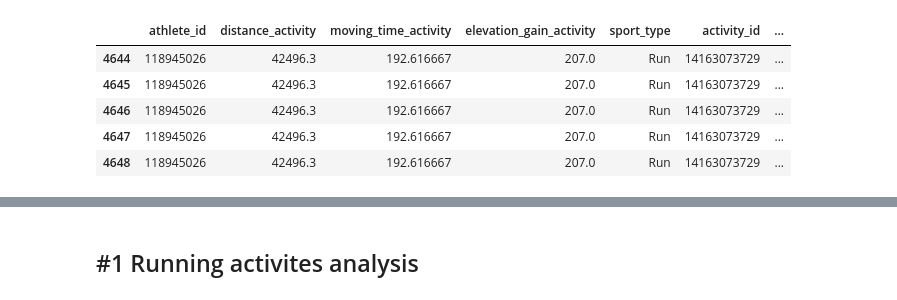
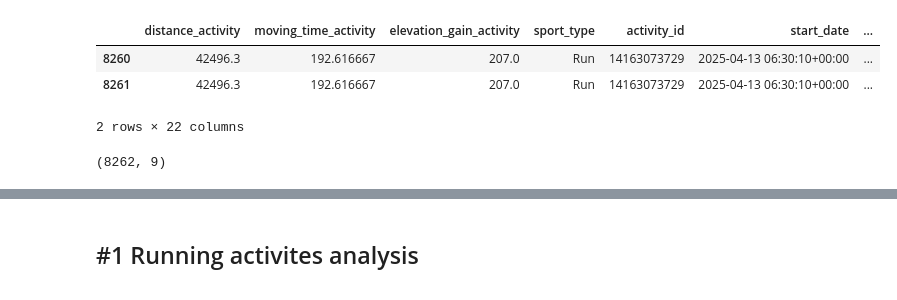
Before and after one commit to MathisGH/testAppStrava, a Jupyter notebook: notebook_strava.ipynb, the cells around one changed output, grey strips where cells are left out. Saved outputs shown, nothing was run; the diff lists cells and outputs as text; code cells hidden in the pictures.

```diff
--- a/notebook_strava.ipynb
+++ b/notebook_strava.ipynb
@@ -8,13 +41,4 @@ import matplotlib.pyplot as plt
 folder = "Data"
 df = pd.concat([pd.read_csv(os.path.join(folder, f)) for f in os.listdir(folder) if f.endswith(".csv")], ignore_index=True) # Concat toutes les data dans un seul df
 pd.set_option("display.max_colwidth", None)
-# %%
-df = df.drop(columns = ['photo_count', 'from_accepted_tag', 'achievement_count', 'location_state', 'kudos_count', 'comment_count', 'map', 'trainer', 'commute', 'flagged', 'start_latlng', 'end_latlng',
-                        'upload_id', 'upload_id_str', 'external_id', 'from_accepted_tag', 'pr_count', 'total_photo_count', 'has_kudoed', 'location_country', 'location_city', 'start_date_local',
-                        'display_hide_heartrate_option', 'elapsed_time', 'utc_offset', 'device_watts', 'workout_type', 'type', 'resource_state', 'timezone', 'elev_low', 'elev_high', 'manual', 'kilojoules',
-                        'perceived_exertion', 'prefer_perceived_exertion', 'segment_efforts', 'description', 'stats_visibility', 'hide_from_home', 'photos', 'similar_activities', 'device_name', 'message',
-                        'gear', 'gear_id', 'embed_token', 'errors', 'splits_standard', 'has_heartrate', 'available_zones', 'private', 'visibility', 'heartrate_opt_out', 'calories', 'average_temp', 'name',
-                        'athlete_count', 'average_cadence', 'best_efforts'
-
-       ])
 # %%
@@ -110,3 +185,0 @@ df.tail()
-# %%
-df_splits_metric = df_splits_metric.drop(columns = ['elapsed_time', 'elevation_difference', 0, 'average_grade_adjusted_speed', 'cumulative_distance_swim',
-                                                    'cumulative_distance_ride', 'cumulative_distance_run', 'pace_zone'])
@@ -124,10 +213,44 @@ Index(['athlete_id', 'distance_activity', 'moving_time_activity',
       dtype='object')
 # %%
-df_splits_metric.tail()
+df_splits_metric.tail(2)
 # %% [output]
-|  | athlete_id | distance_activity | moving_time_activity | elevation_gain_activity | sport_type | activity_id | ... |
-| 4644 | 118945026 | 42496.3 | 192.616667 | 207.0 | Run | 14163073729 | ... |
-| 4645 | 118945026 | 42496.3 | 192.616667 | 207.0 | Run | 14163073729 | ... |
-| 4646 | 118945026 | 42496.3 | 192.616667 | 207.0 | Run | 14163073729 | ... |
-| 4647 | 118945026 | 42496.3 | 192.616667 | 207.0 | Run | 14163073729 | ... |
-| 4648 | 118945026 | 42496.3 | 192.616667 | 207.0 | Run | 14163073729 | ... |
+|  | distance_activity | moving_time_activity | elevation_gain_activity | sport_type | activity_id | start_date | ... |
+| 8260 | 42496.3 | 192.616667 | 207.0 | Run | 14163073729 | 2025-04-13 06:30:10+00:00 | ... |
+| 8261 | 42496.3 | 192.616667 | 207.0 | Run | 14163073729 | 2025-04-13 06:30:10+00:00 | ... |
+2 rows × 22 columns
+# %%
+# Étape 1 : activités qui n'ont pas de splits
+df_activity_no_splits = df_splits_metric[df_splits_metric['distance_split'].isnull()].copy()
+
+# Étape 2 : activités qui ont des splits
+df_activity_only_splits = df_splits_metric[df_splits_metric['distance_split'].notnull()].copy()
+df_activity_only_splits.columns
+
+# Étape 3 : On enlève toutes les colonnes liées aux splits dans df_activity_no_splits et pareil pour les colonnes liées aux acitvités dans df_activity_only_splits
+df_activity_only_splits = df_activity_only_splits.drop(columns=[col for col in df_activity_only_splits.columns if 'activity' in col and col != 'activity_id'], errors='ignore') # On garde 'activity_id' pour la fusion
+df_activity_no_splits = df_activity_no_splits.drop(columns=[col for col in df_activity_no_splits.columns if 'split' in col], errors='ignore')
+
+# Étape 4 : On renomme les colonnes pour avoir les mêmes dans les deux dataframes
+df_activity_only_splits = df_activity_only_splits.rename(columns={
+    'distance_split': 'distance',
+    'moving_time_split': 'moving_time',
+    'average_speed_km_h_split': 'average_speed_km_h',
+    'average_speed_min_km_split': 'average_speed_min_km',
+    'average_heartrate_split': 'average_heartrate'
+})
+df_activity_only_splits = df_activity_only_splits.drop(columns=['average_speed_split'])
+
+df_activity_no_splits = df_activity_no_splits.rename(columns={
+    'distance_activity': 'distance',
+    'moving_time_activity': 'moving_time',
+    'average_speed_km_h_activity': 'average_speed_km_h',
+    'average_speed_min_km_activity': 'average_speed_min_km',
+    'average_heartrate_activity': 'average_heartrate'
+})
+df_activity_no_splits = df_activity_no_splits.drop(columns=[col for col in df_activity_no_splits.columns if col not in df_activity_only_splits.columns], errors='ignore') # On garde 'activity_id' pour la fusion
+
+# Étape 5 : On fusionne les deux dataFrames pour avoir notre df final
+df_final = pd.concat([df_activity_no_splits, df_activity_only_splits], ignore_index=True)
+df_final.shape
+# %% [output]
+(8262, 9)
```
Also changed, not shown: parts of 27 cells of this notebook, 3 other files.
